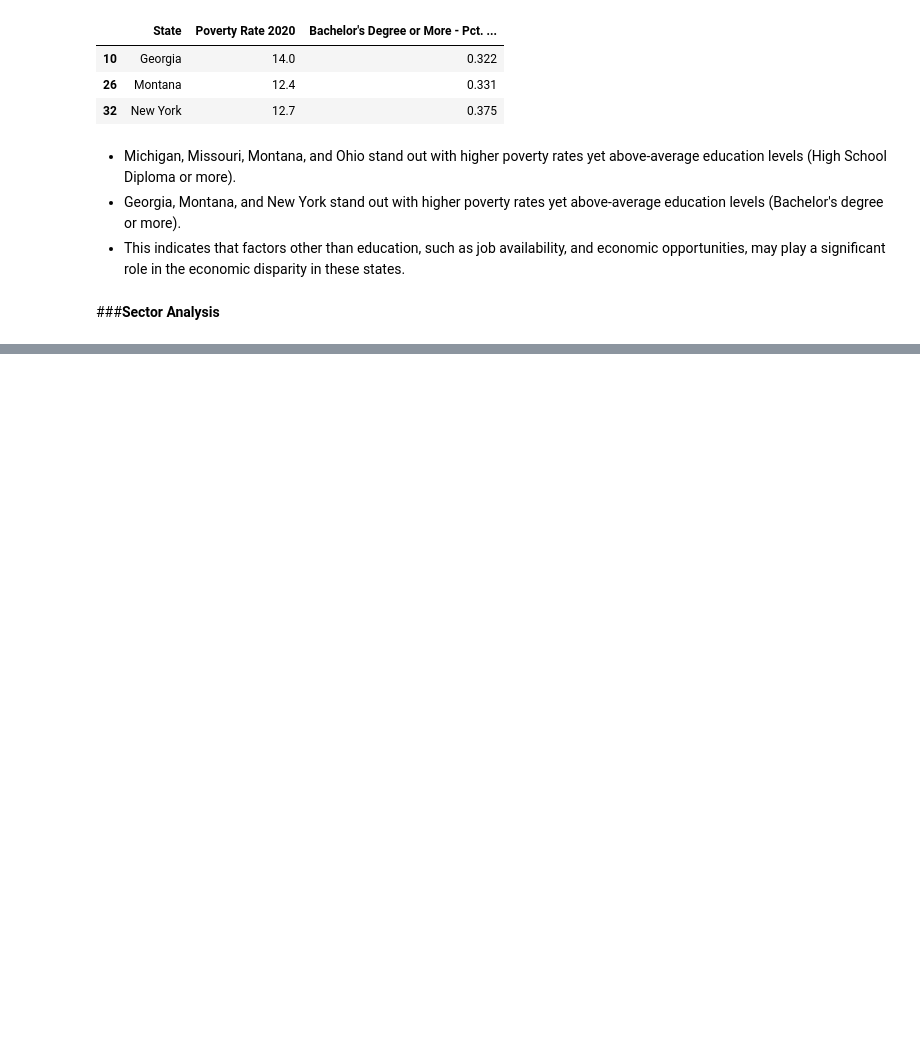
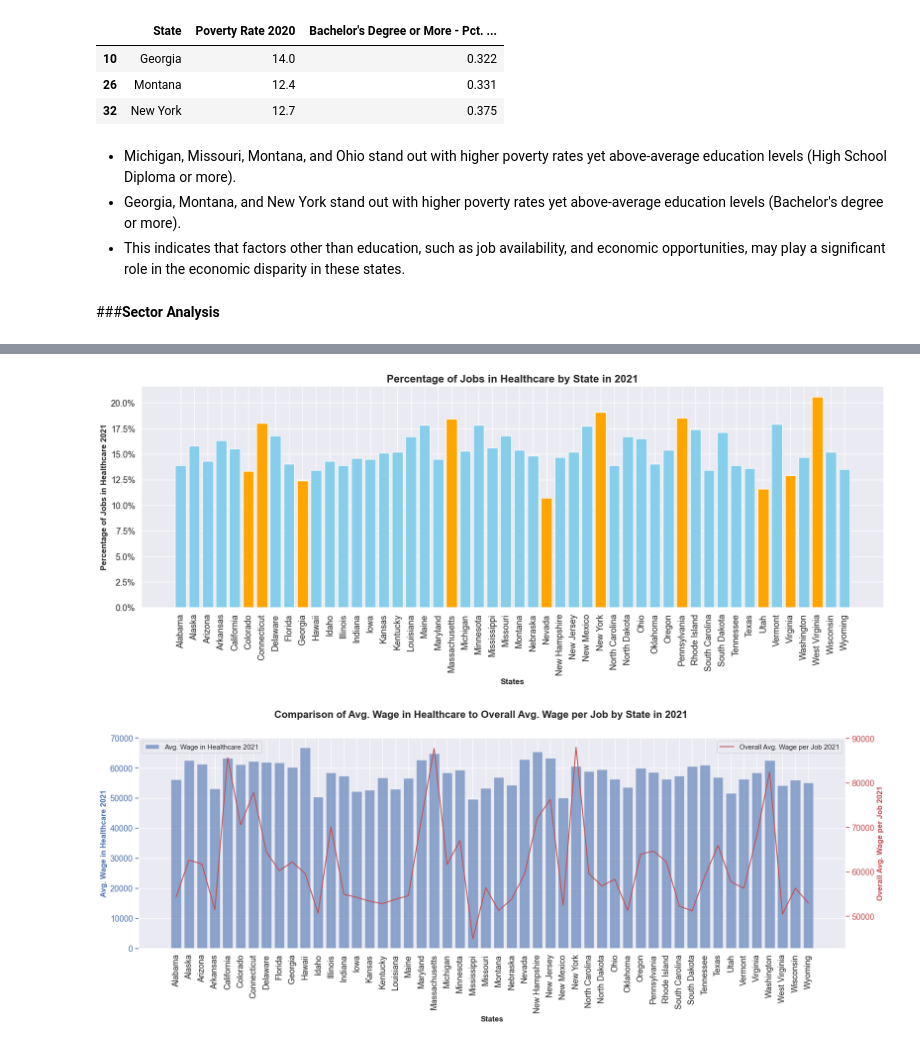
Before and after one commit to Tyler-KD/entering-the-us-market, a Jupyter notebook: entering_the_us_market.ipynb, the cells around one changed output, grey strips where cells are left out. Saved outputs shown, nothing was run; the diff lists cells and outputs as text; code cells hidden in the pictures; blank space fills up the shorter version.

```diff
--- a/entering_the_us_market.ipynb
+++ b/entering_the_us_market.ipynb
@@ -413,0 +466,50 @@ above_avg_education[["State", "Poverty Rate 2020", "Bachelor's Degree or More -
+# %%
+# Plot the percentage of all jobs that are in healthcare by state in 2021, and highlight the top and bottom 5 states.
+healthcare_data = df[["State", "Health Care, Social Assist. - Pct. All Jobs in County 2021", "Health Care, Social Assist. - Avg Wage per Job 2021", "Avg Wage per Job 2021"]]
+
+# Sort the data by the percentage of jobs in healthcare to find the top and bottom 5 states
+top_5_healthcare = healthcare_data.nlargest(5, "Health Care, Social Assist. - Pct. All Jobs in County 2021")
+bottom_5_healthcare = healthcare_data.nsmallest(5, "Health Care, Social Assist. - Pct. All Jobs in County 2021")
+
+# Combine top and bottom 5 states for highlighting
+hightlight_states_healthcare = pd.concat([top_5_healthcare, bottom_5_healthcare])
+
+# Plot the percentage of all jobs that are in healthcare by state in 2021, highlighting the top and bottom 5 states
+plt.figure(figsize=(20, 6))
+plt.bar(healthcare_data["State"], healthcare_data["Health Care, Social Assist. - Pct. All Jobs in County 2021"], color = "skyblue")
+plt.bar(hightlight_states_healthcare["State"], hightlight_states_healthcare["Health Care, Social Assist. - Pct. All Jobs in County 2021"], color = "orange")
+plt.xlabel("States", fontweight = "bold")
+plt.ylabel("Percentage of Jobs in Healthcare 2021", fontweight = "bold")
+plt.title("Percentage of Jobs in Healthcare by State in 2021", fontsize = 16, fontweight = "bold")
+plt.xticks(rotation = 90, fontsize = 13)
+plt.yticks(fontsize = 13)
+# Set y-axis labels as percentages
+plt.gca().yaxis.set_major_formatter(plt.FuncFormatter(lambda x, _: f"{x*100:.1f}%"))
+plt.show()
+
+# Compare the average wage in healthcare to the overall average wage per job for each state using a dual-axis chart
+fig, ax1 = plt.subplots(figsize=(20, 6))
+
+# Bar plot for average wage in healthcare
+ax1.bar(healthcare_data["State"], healthcare_data["Health Care, Social Assist. - Avg Wage per Job 2021"], color = "b", alpha = 0.6, label = "Avg. Wage in Healthcare 2021")
+ax1.set_xlabel("States", fontweight = "bold")
+ax1.set_ylabel("Avg. Wage in Healthcare 2021", color = "b", fontweight = "bold")
+ax1.tick_params(axis = "x", rotation = 90, labelsize = 13)
+ax1.tick_params(axis = "y", colors = "b", labelsize = 13)
+
+# Line plot for overall average wage per job
+ax2 = ax1.twinx()
+ax2.plot(healthcare_data["State"], healthcare_data["Avg Wage per Job 2021"], color = "r", label = "Overall Avg. Wage per Job 2021")
+ax2.set_ylabel("Overall Avg. Wage per Job 2021", color = "r", fontweight = "bold")
+ax2.tick_params(axis = "y", colors = "r", labelsize = 13)
+
+ax2.grid(False)
+
+# Title and legend
+fig.suptitle("Comparison of Avg. Wage in Healthcare to Overall Avg. Wage per Job by State in 2021", fontsize = 16, fontweight = "bold")
+ax1.legend(loc = "upper left")
+ax2.legend(loc = "upper right")
+plt.show()
+# %% [output]
+[figure, added]
+[figure, added]
```
Also changed, not shown: parts of 9 cells of this notebook.
